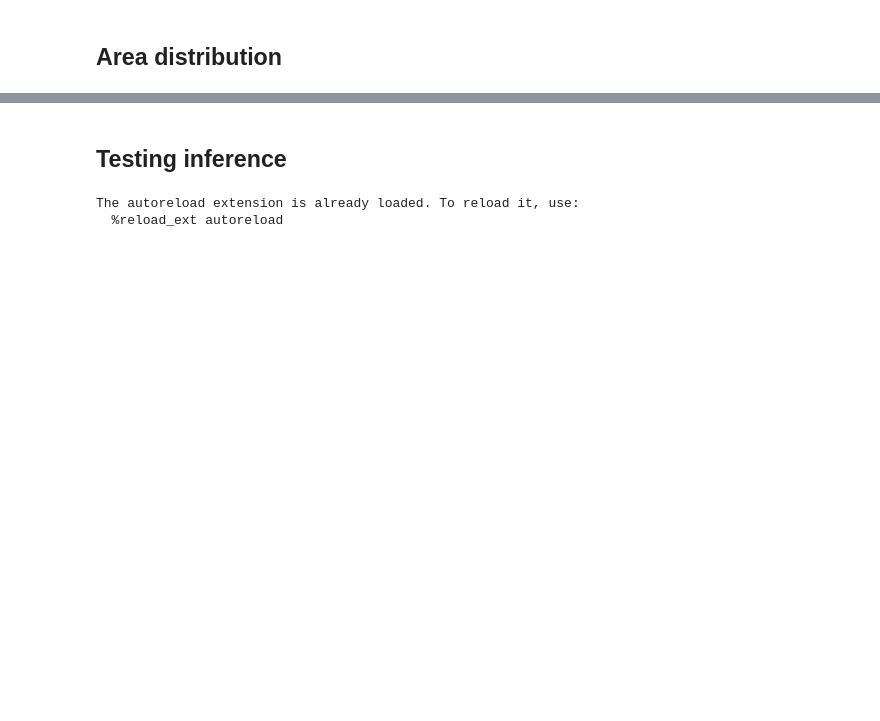
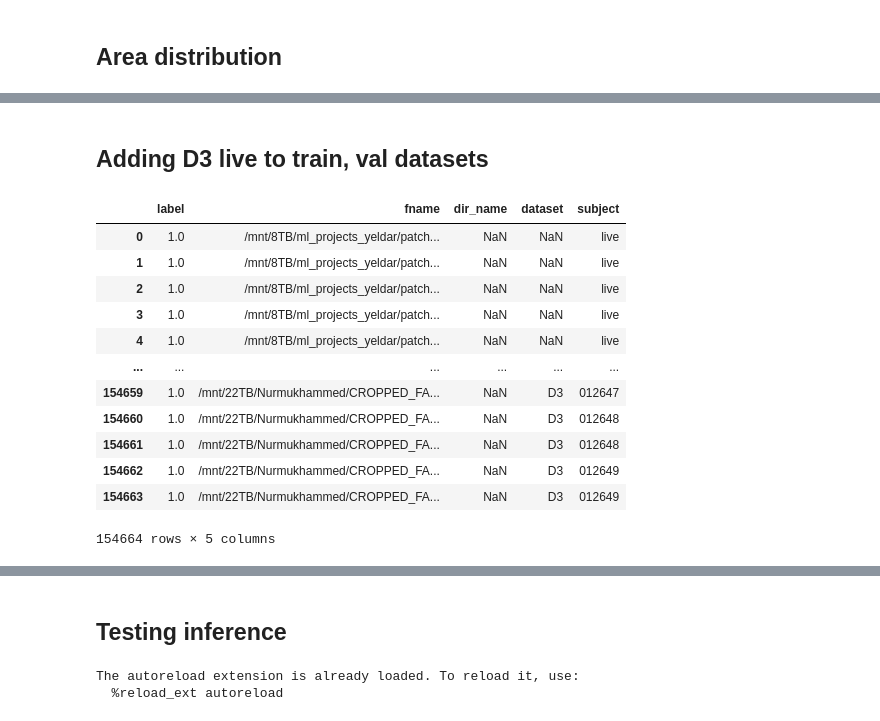
Before and after one commit to biometrickz/SSAN, a Jupyter notebook: Untitled.ipynb, the cells around one changed output, grey strips where cells are left out. Saved outputs shown, nothing was run; the diff lists cells and outputs as text; code cells hidden in the pictures; blank space fills up the shorter version.

```diff
--- a/Untitled.ipynb
+++ b/Untitled.ipynb
@@ -303,0 +216,2 @@ merge_folders(dirr1, dirr2, dest)
+# %% [markdown]
+## Adding D3 live to train, val datasets
@@ -303,0 +269,20 @@ merge_folders(dirr1, dirr2, dest)
+# %%
+val_csv = '/mnt/8TB/ml_projects_yeldar/patchnet/train/train_list10.csv'
+df = pd.read_csv(val_csv)
+df['subject'] = df['fname'].apply(lambda x : x.split('/')[-2])
+df
+# 9844/96704
+# %% [output]
+|  | label | fname | dir_name | dataset | subject |
+| 0 | 1.0 | /mnt/8TB/ml_projects_yeldar/patch... | NaN | NaN | live |
+| 1 | 1.0 | /mnt/8TB/ml_projects_yeldar/patch... | NaN | NaN | live |
+| 2 | 1.0 | /mnt/8TB/ml_projects_yeldar/patch... | NaN | NaN | live |
+| 3 | 1.0 | /mnt/8TB/ml_projects_yeldar/patch... | NaN | NaN | live |
+| 4 | 1.0 | /mnt/8TB/ml_projects_yeldar/patch... | NaN | NaN | live |
+| ... | ... | ... | ... | ... | ... |
+| 154659 | 1.0 | /mnt/22TB/Nurmukhammed/CROPPED_FA... | NaN | D3 | 012647 |
+| 154660 | 1.0 | /mnt/22TB/Nurmukhammed/CROPPED_FA... | NaN | D3 | 012648 |
+| 154661 | 1.0 | /mnt/22TB/Nurmukhammed/CROPPED_FA... | NaN | D3 | 012648 |
+| 154662 | 1.0 | /mnt/22TB/Nurmukhammed/CROPPED_FA... | NaN | D3 | 012649 |
+| 154663 | 1.0 | /mnt/22TB/Nurmukhammed/CROPPED_FA... | NaN | D3 | 012649 |
+154664 rows × 5 columns
```
Also changed, not shown: parts of 57 cells of this notebook, 8 other files.
